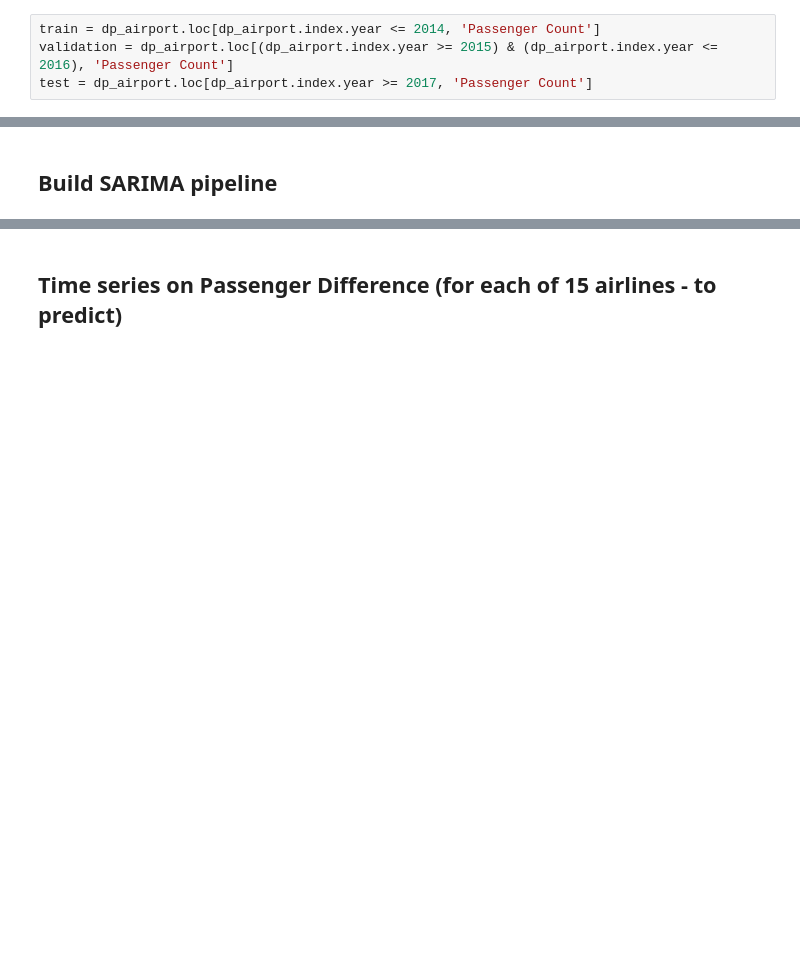
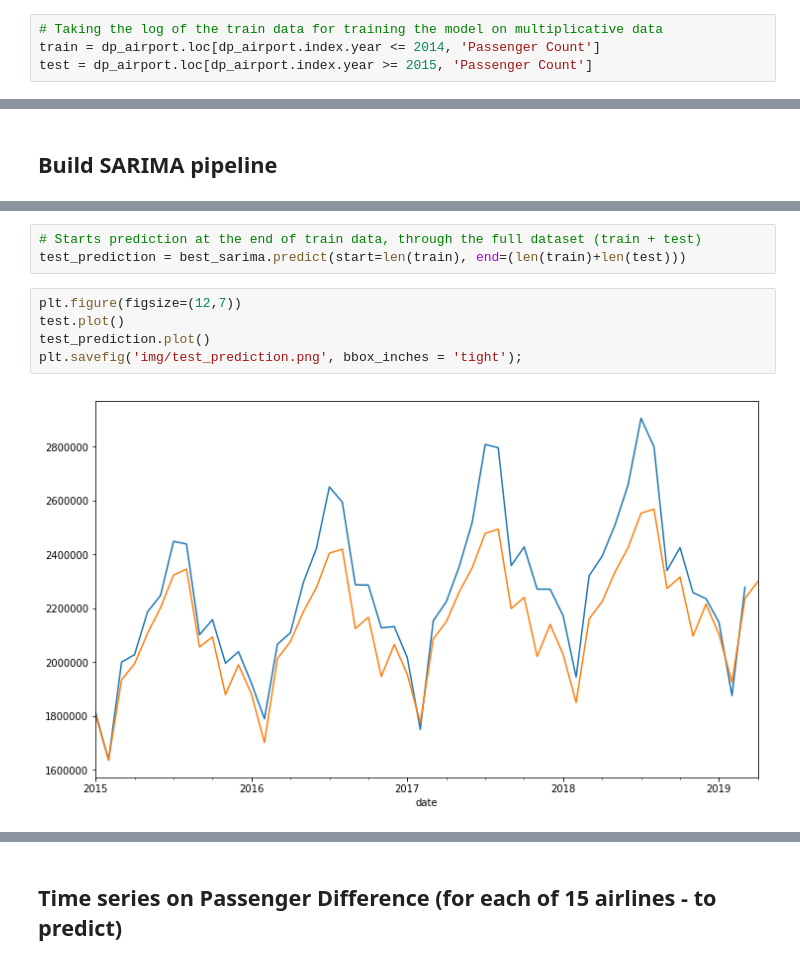
Before and after one commit to Alexandre987/SFO_Time_Series, a Jupyter notebook: Demand_Forecasting.ipynb, the cells around one changed output, grey strips where cells are left out. Saved outputs shown, nothing was run; the diff lists cells and outputs as text; blank space fills up the shorter version.

```diff
--- a/Demand_Forecasting.ipynb
+++ b/Demand_Forecasting.ipynb
@@ -408,6 +400,6 @@ dp_airport = df_deplaned.groupby('date').sum()
 # %%
+# Taking the log of the train data for training the model on multiplicative data
 train = dp_airport.loc[dp_airport.index.year <= 2014, 'Passenger Count']
-validation = dp_airport.loc[(dp_airport.index.year >= 2015) & (dp_airport.index.year <= 2016), 'Passenger Count']
-test = dp_airport.loc[dp_airport.index.year >= 2017, 'Passenger Count']
+test = dp_airport.loc[dp_airport.index.year >= 2015, 'Passenger Count']
 # %% [markdown]
 ### Data Visualization, pre-SARIMA
@@ -469,0 +493,10 @@ Warnings:
+# %%
+# Starts prediction at the end of train data, through the full dataset (train + test)
+test_prediction = best_sarima.predict(start=len(train), end=(len(train)+len(test)))
+# %%
+plt.figure(figsize=(12,7))
+test.plot()
+test_prediction.plot()
+plt.savefig('img/test_prediction.png', bbox_inches = 'tight');
+# %% [output]
+[figure, added]
```
Also changed, not shown: parts of 37 cells of this notebook.
